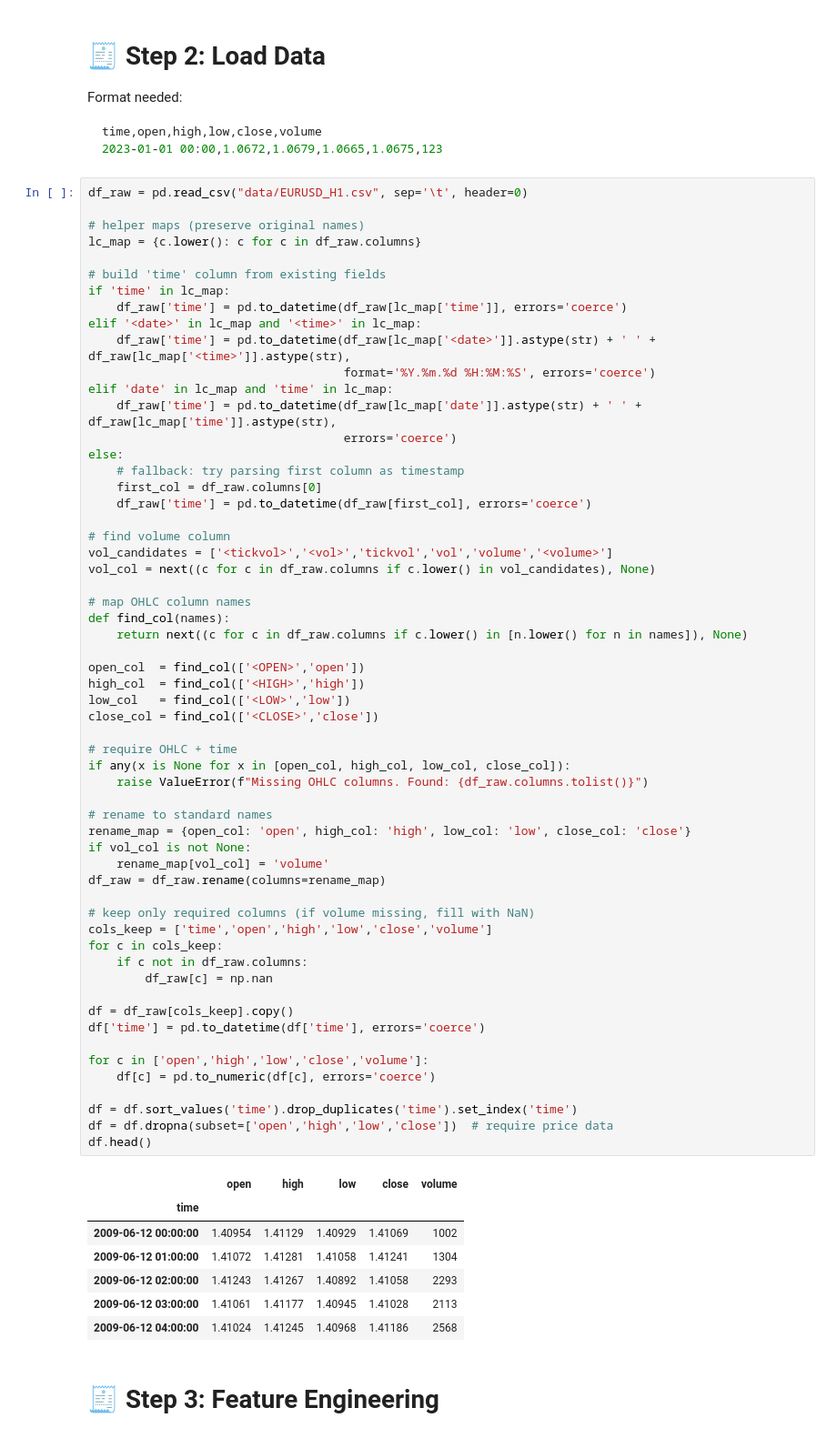
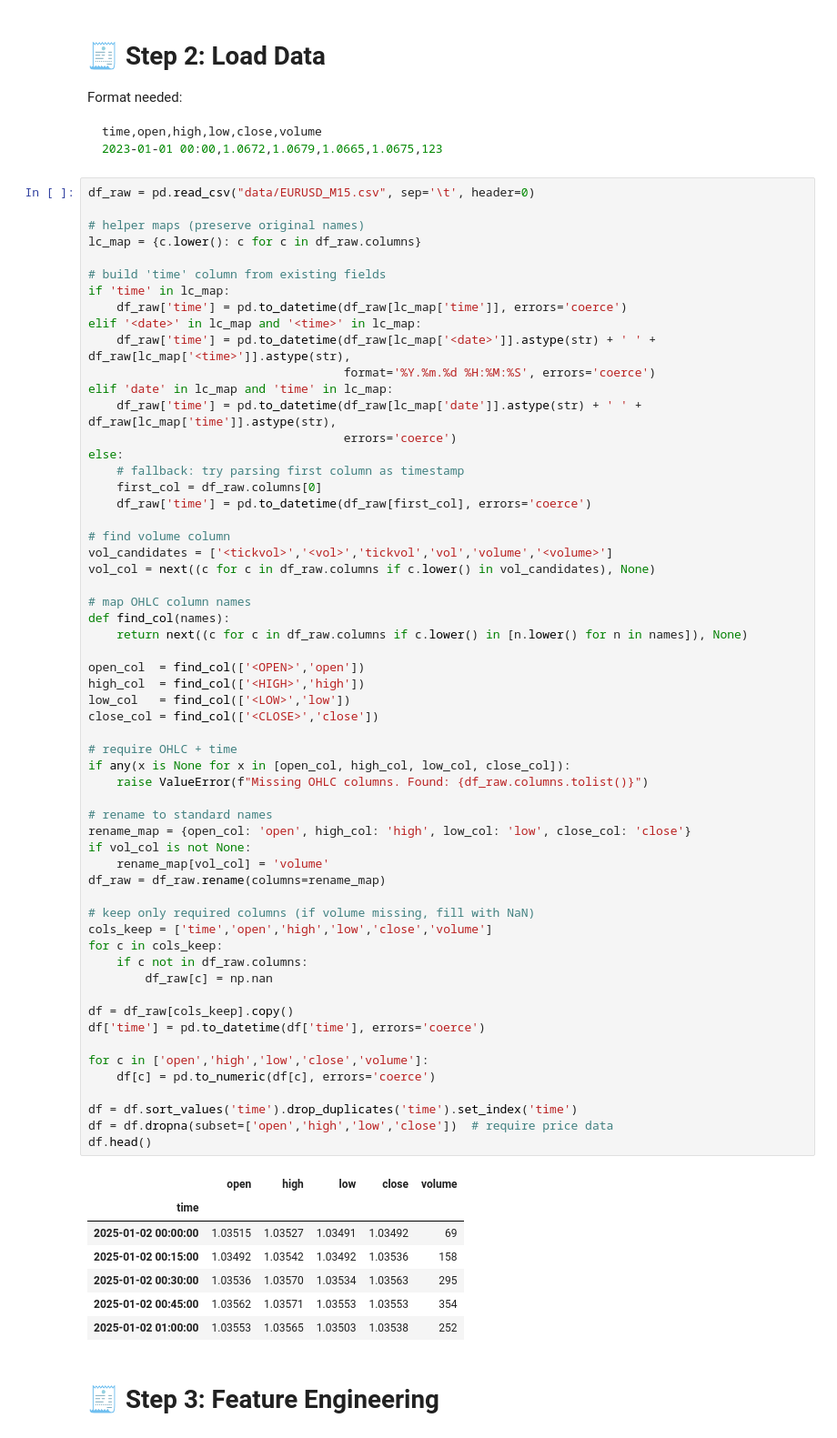
Before and after one commit to rasingollam/XGBoostPredictor, a Jupyter notebook: train/xgboost_trainer.ipynb, the cells around one changed output. Shown at 91% size. Saved outputs shown, nothing was run; the diff lists cells and outputs as text.

````diff
--- a/train/xgboost_trainer.ipynb
+++ b/train/xgboost_trainer.ipynb
@@ -19,7 +19,7 @@ time,open,high,low,close,volume
 2023-01-01 00:00,1.0672,1.0679,1.0665,1.0675,123
 ```
 # %%
-df_raw = pd.read_csv("data/EURUSD_H1.csv", sep='\t', header=0)
+df_raw = pd.read_csv("data/EURUSD_M15.csv", sep='\t', header=0)
 
 # helper maps (preserve original names)
 lc_map = {c.lower(): c for c in df_raw.columns}
@@ -52,38 +52,38 @@ low_col   = find_col(['<LOW>','low'])
 close_col = find_col(['<CLOSE>','close'])
 
 # require OHLC + time
 if any(x is None for x in [open_col, high_col, low_col, close_col]):
     raise ValueError(f"Missing OHLC columns. Found: {df_raw.columns.tolist()}")
 
 # rename to standard names
 rename_map = {open_col: 'open', high_col: 'high', low_col: 'low', close_col: 'close'}
 if vol_col is not None:
     rename_map[vol_col] = 'volume'
 df_raw = df_raw.rename(columns=rename_map)
 
 # keep only required columns (if volume missing, fill with NaN)
 cols_keep = ['time','open','high','low','close','volume']
 for c in cols_keep:
     if c not in df_raw.columns:
         df_raw[c] = np.nan
 
 df = df_raw[cols_keep].copy()
 df['time'] = pd.to_datetime(df['time'], errors='coerce')
 
 for c in ['open','high','low','close','volume']:
     df[c] = pd.to_numeric(df[c], errors='coerce')
 
 df = df.sort_values('time').drop_duplicates('time').set_index('time')
 df = df.dropna(subset=['open','high','low','close'])  # require price data
 df.head()
 # %% [output]
 |  | open | high | low | close | volume |
 | time |  |  |  |  |  |
-| 2009-06-12 00:00:00 | 1.40954 | 1.41129 | 1.40929 | 1.41069 | 1002 |
-| 2009-06-12 01:00:00 | 1.41072 | 1.41281 | 1.41058 | 1.41241 | 1304 |
-| 2009-06-12 02:00:00 | 1.41243 | 1.41267 | 1.40892 | 1.41058 | 2293 |
-| 2009-06-12 03:00:00 | 1.41061 | 1.41177 | 1.40945 | 1.41028 | 2113 |
-| 2009-06-12 04:00:00 | 1.41024 | 1.41245 | 1.40968 | 1.41186 | 2568 |
+| 2025-01-02 00:00:00 | 1.03515 | 1.03527 | 1.03491 | 1.03492 | 69 |
+| 2025-01-02 00:15:00 | 1.03492 | 1.03542 | 1.03492 | 1.03536 | 158 |
+| 2025-01-02 00:30:00 | 1.03536 | 1.03570 | 1.03534 | 1.03563 | 295 |
+| 2025-01-02 00:45:00 | 1.03562 | 1.03571 | 1.03553 | 1.03553 | 354 |
+| 2025-01-02 01:00:00 | 1.03553 | 1.03565 | 1.03503 | 1.03538 | 252 |
 # %% [markdown]
 # 🧾 Step 3: Feature Engineering
 # %%
````
Also changed, not shown: parts of 18 cells of this notebook, 2 other files.
